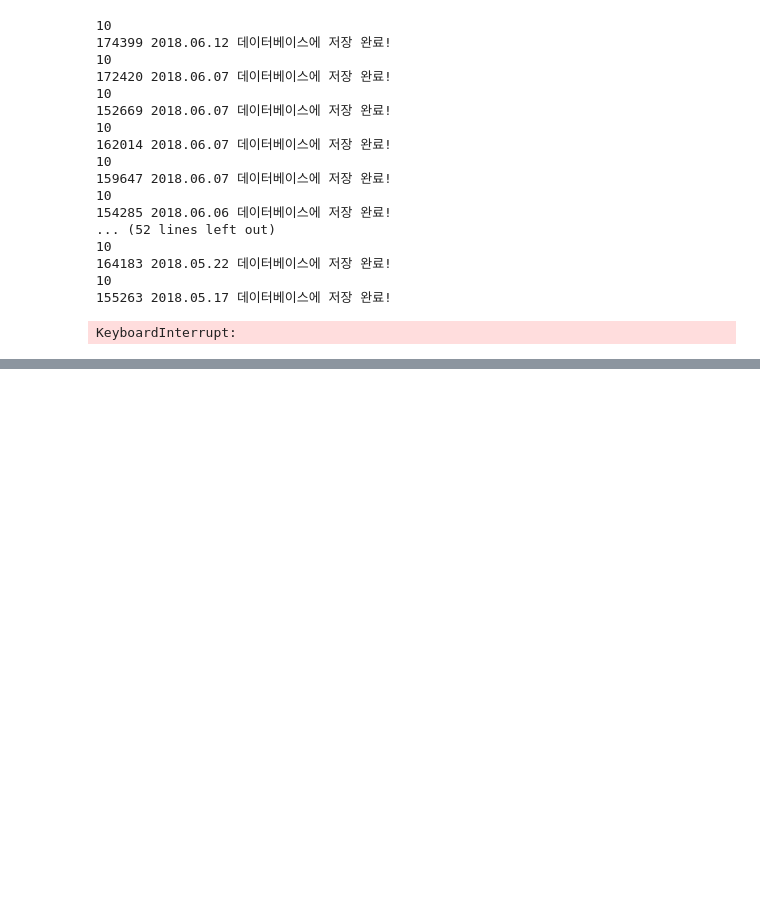
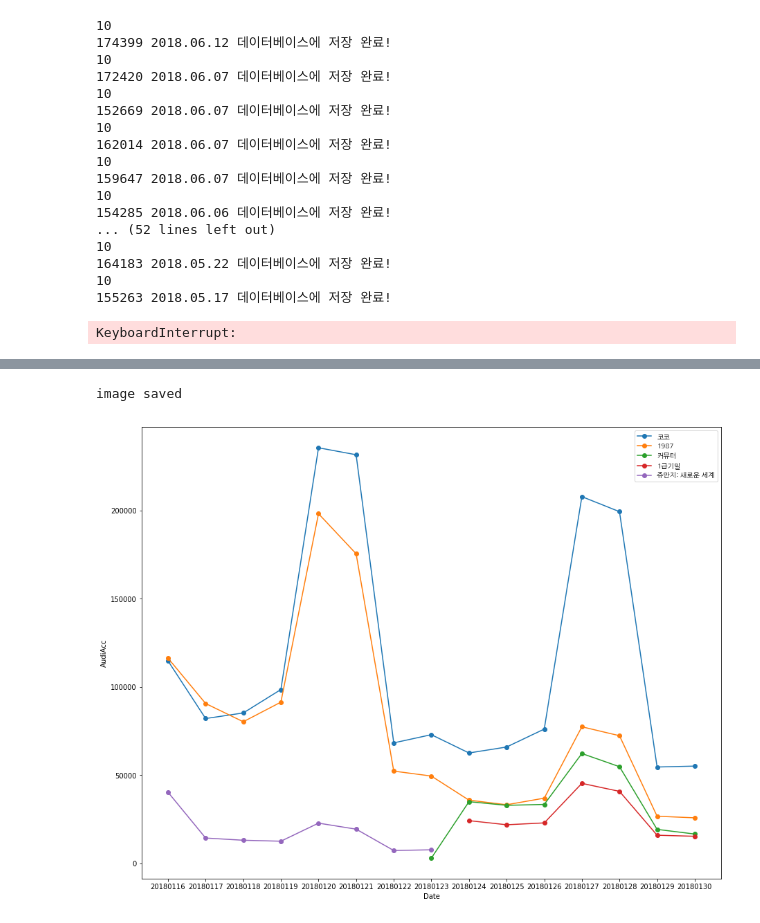
Before and after one commit to vividcloudpark/Chatbot_Project, a Jupyter notebook: Pipeline.ipynb, the cells around one changed output, grey strips where cells are left out. Saved outputs shown, nothing was run; the diff lists cells and outputs as text; code cells hidden in the pictures; blank space fills up the shorter version.

```diff
--- a/Pipeline.ipynb
+++ b/Pipeline.ipynb
@@ -45,2 +54,5 @@ show_movie_trend.insert_movie_audience_num_per_date('2018-01-30',15)
 # %%
-show_movie_trend.query_and_draw('2018-01-30', '2018-01-15')
+show_movie_trend.query_and_draw('2018-01-30', '2018-01-16')
+# %% [output]
+image saved
+[figure, added]
```
Also changed, not shown: parts of 2 cells of this notebook, 7 other files.
